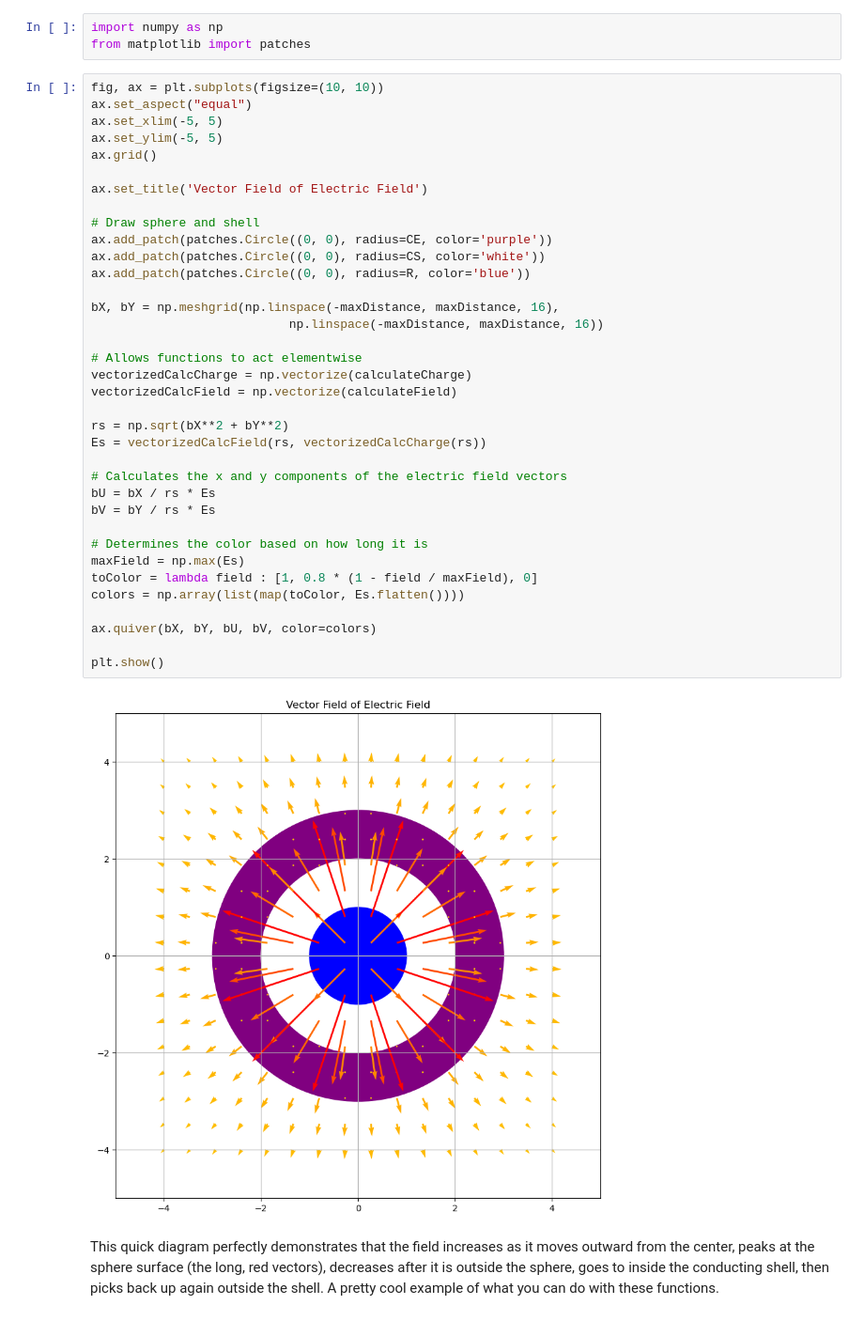
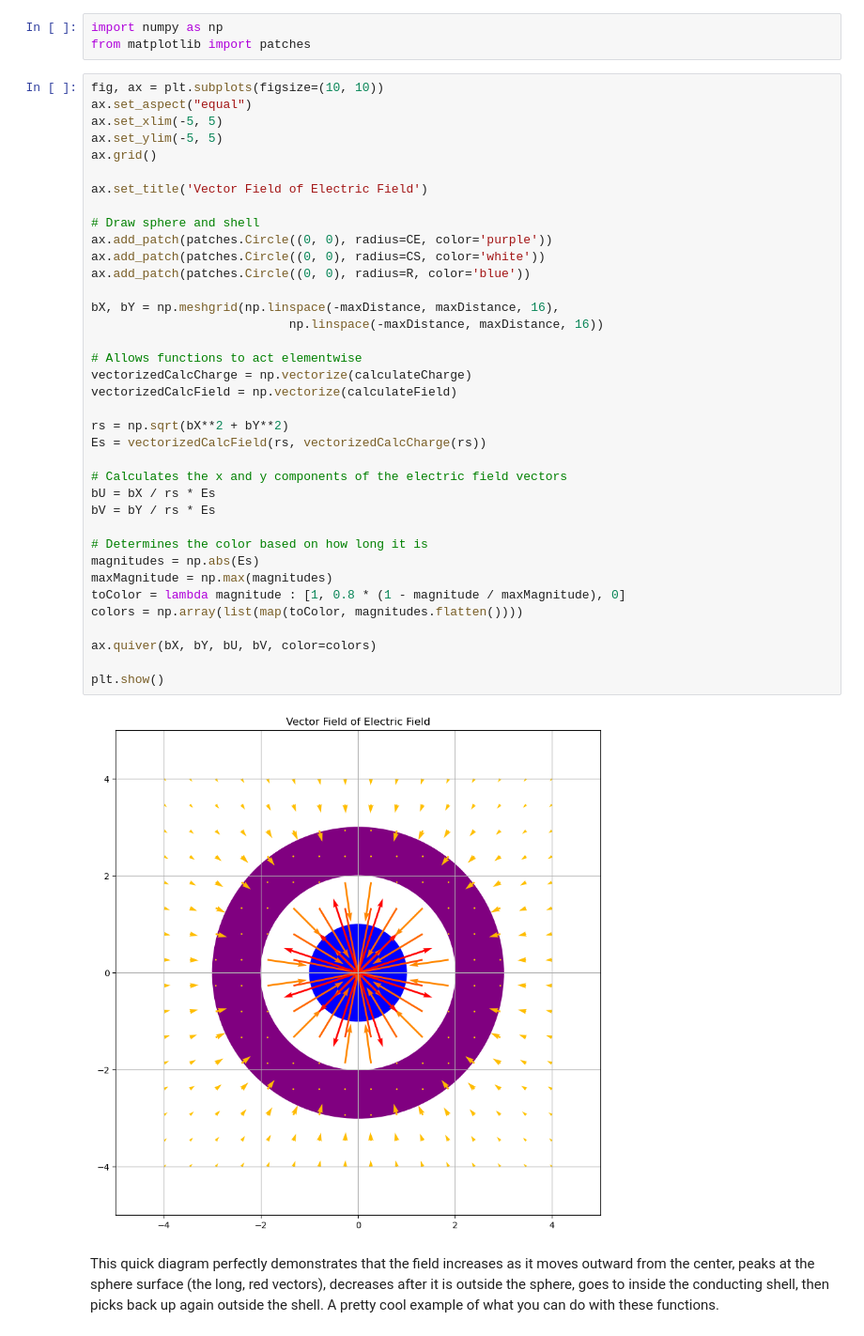
Before and after one commit to sjaffe314/Charged-Sphere-Simulation, a Jupyter notebook: Charged Sphere Simulation Walkthrough.ipynb, the cells around one changed output. Shown at 94% size. Saved outputs shown, nothing was run; the diff lists cells and outputs as text.

Commit message:
fixed vector field plot not displaying negative charges

```diff
--- a/Charged Sphere Simulation Walkthrough.ipynb
+++ b/Charged Sphere Simulation Walkthrough.ipynb
@@ -185,36 +185,37 @@ ax.set_xlim(-5, 5)
 ax.set_ylim(-5, 5)
 ax.grid()
 
 ax.set_title('Vector Field of Electric Field')
 
 # Draw sphere and shell
 ax.add_patch(patches.Circle((0, 0), radius=CE, color='purple'))
 ax.add_patch(patches.Circle((0, 0), radius=CS, color='white'))
 ax.add_patch(patches.Circle((0, 0), radius=R, color='blue'))
 
 bX, bY = np.meshgrid(np.linspace(-maxDistance, maxDistance, 16),
                            np.linspace(-maxDistance, maxDistance, 16))
 
 # Allows functions to act elementwise
 vectorizedCalcCharge = np.vectorize(calculateCharge)
 vectorizedCalcField = np.vectorize(calculateField)
 
 rs = np.sqrt(bX**2 + bY**2)
 Es = vectorizedCalcField(rs, vectorizedCalcCharge(rs))
 
 # Calculates the x and y components of the electric field vectors
 bU = bX / rs * Es
 bV = bY / rs * Es
 
 # Determines the color based on how long it is
-maxField = np.max(Es)
-toColor = lambda field : [1, 0.8 * (1 - field / maxField), 0]
-colors = np.array(list(map(toColor, Es.flatten())))
+magnitudes = np.abs(Es)
+maxMagnitude = np.max(magnitudes)
+toColor = lambda magnitude : [1, 0.8 * (1 - magnitude / maxMagnitude), 0]
+colors = np.array(list(map(toColor, magnitudes.flatten())))
 
 ax.quiver(bX, bY, bU, bV, color=colors)
 
 plt.show()
 # %% [output]
-[figure, old version]
+[figure, new version]
 # %% [markdown]
 This quick diagram perfectly demonstrates that the field increases as it moves outward from the center, peaks at the sphere surface (the long, red vectors), decreases after it is outside the sphere, goes to  inside the conducting shell, then picks back up again outside the shell. A pretty cool example of what you can do with these functions.
```
Also changed, not shown: parts of 2 cells of this notebook.
